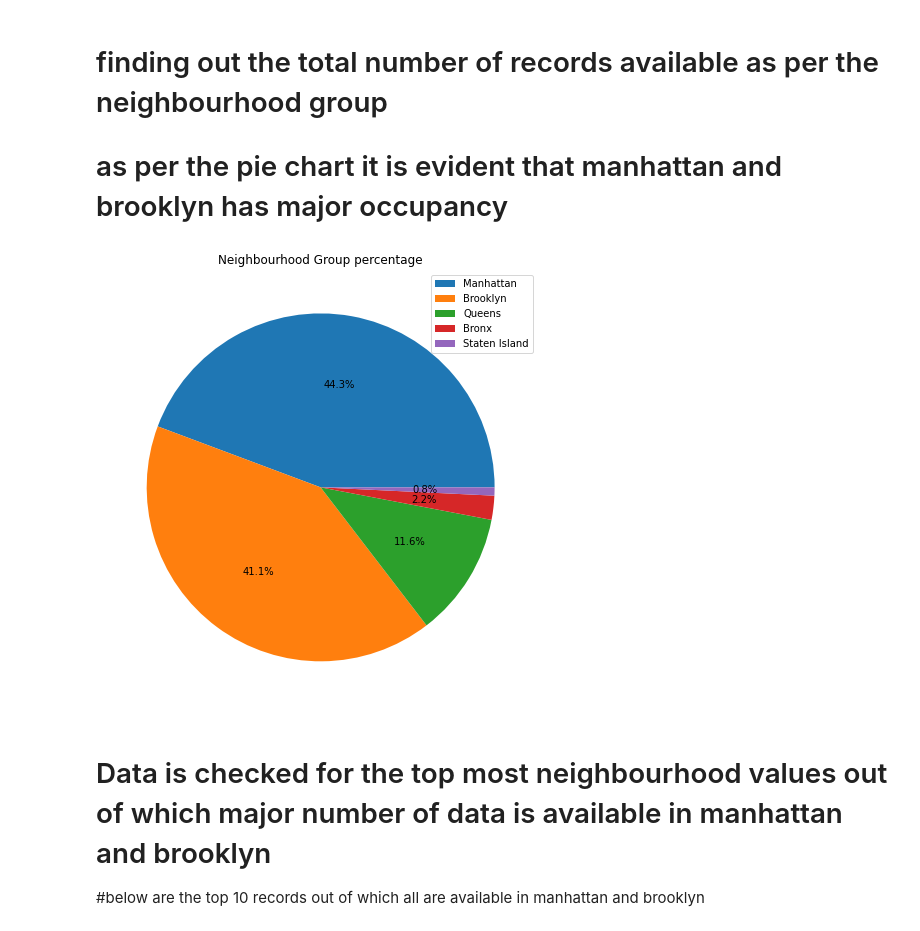
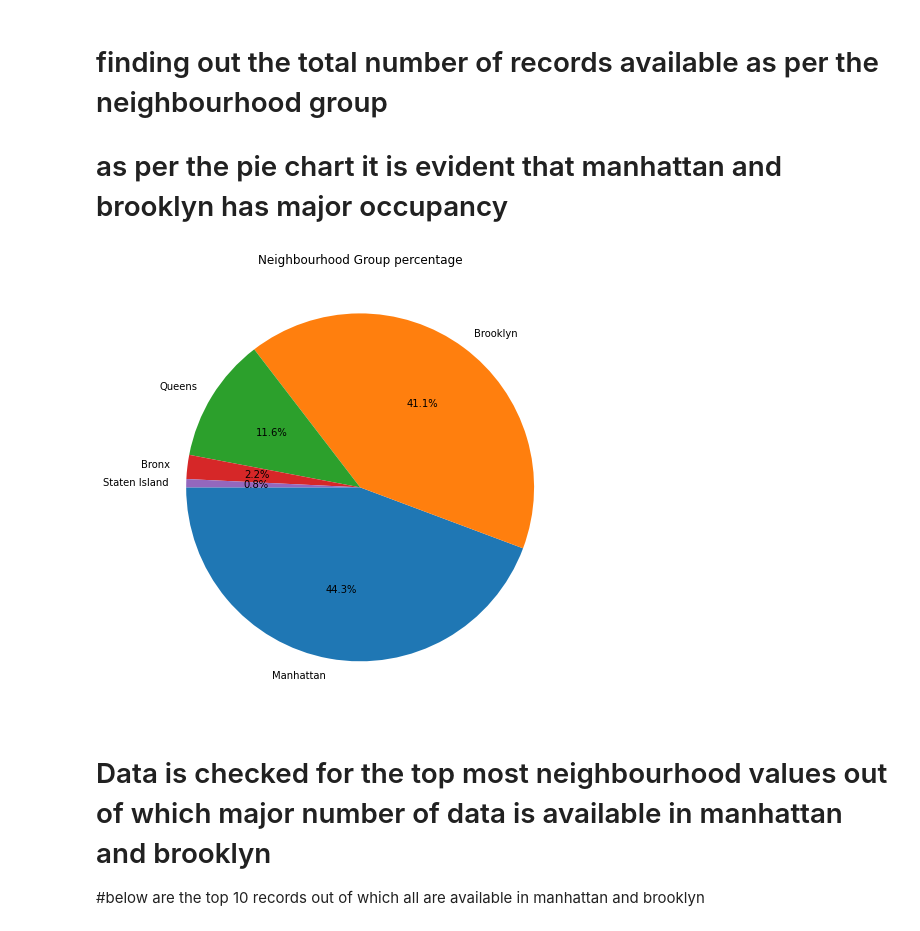
Before and after one commit to sravyagadam/EDA_Capstone, a Jupyter notebook: Copy_of_Airbnb_Bookings_Analysis_Capstone_Project.ipynb, the cells around one changed output. Drawn from its saved outputs; the diff is of its cells as text; code cells hidden in the pictures.

```diff
--- a/Copy_of_Airbnb_Bookings_Analysis_Capstone_Project.ipynb
+++ b/Copy_of_Airbnb_Bookings_Analysis_Capstone_Project.ipynb
@@ -95,15 +95,13 @@ airbnb['reviews_per_month'].fillna(0,inplace=True)
 # finding out the total number of records available as per the neighbourhood group
 # as per the pie chart it is evident that manhattan and brooklyn has major occupancy
 # %%
-labels = airbnb.neighbourhood_group.value_counts().index
-shape = airbnb.neighbourhood_group.value_counts().values
+
 plt.figure(figsize=(8,8))
-plt.pie(shape, autopct = '%1.1f%%')
-plt.legend(labels)
+plt.pie(airbnb.neighbourhood_group.value_counts(), labels=airbnb.neighbourhood_group.value_counts().index,autopct='%1.1f%%', startangle=180)
 plt.title('Neighbourhood Group percentage')
 plt.show()
 # %% [output]
-[figure, old version]
+[figure, new version]
 # %% [markdown]
 # Data is checked for the top most neighbourhood values out of which major number of data is available in manhattan and brooklyn
 #below are the top 10 records out of which all are available in manhattan and brooklyn
```
Also changed, not shown: parts of 1 cell of this notebook.
